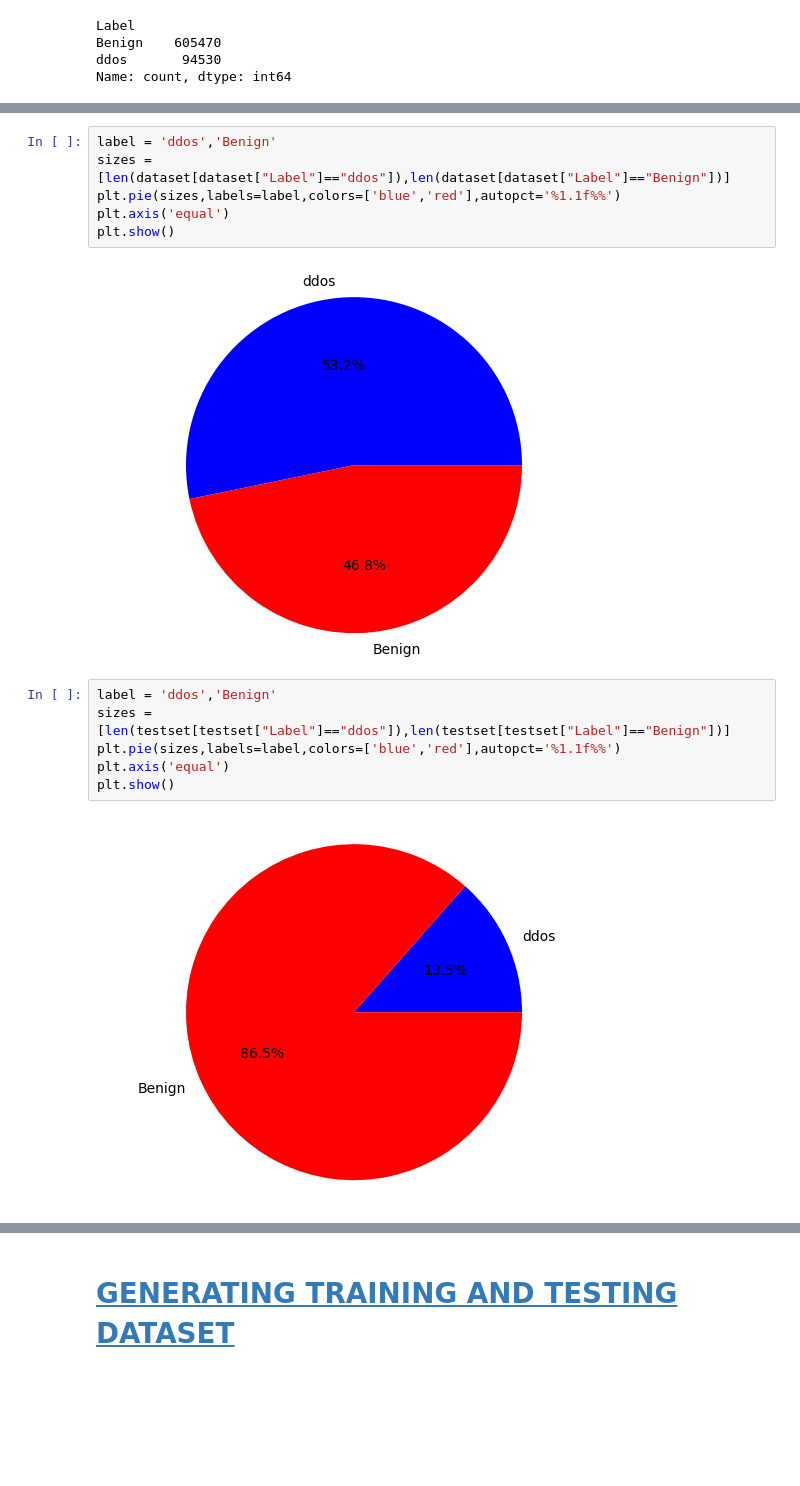
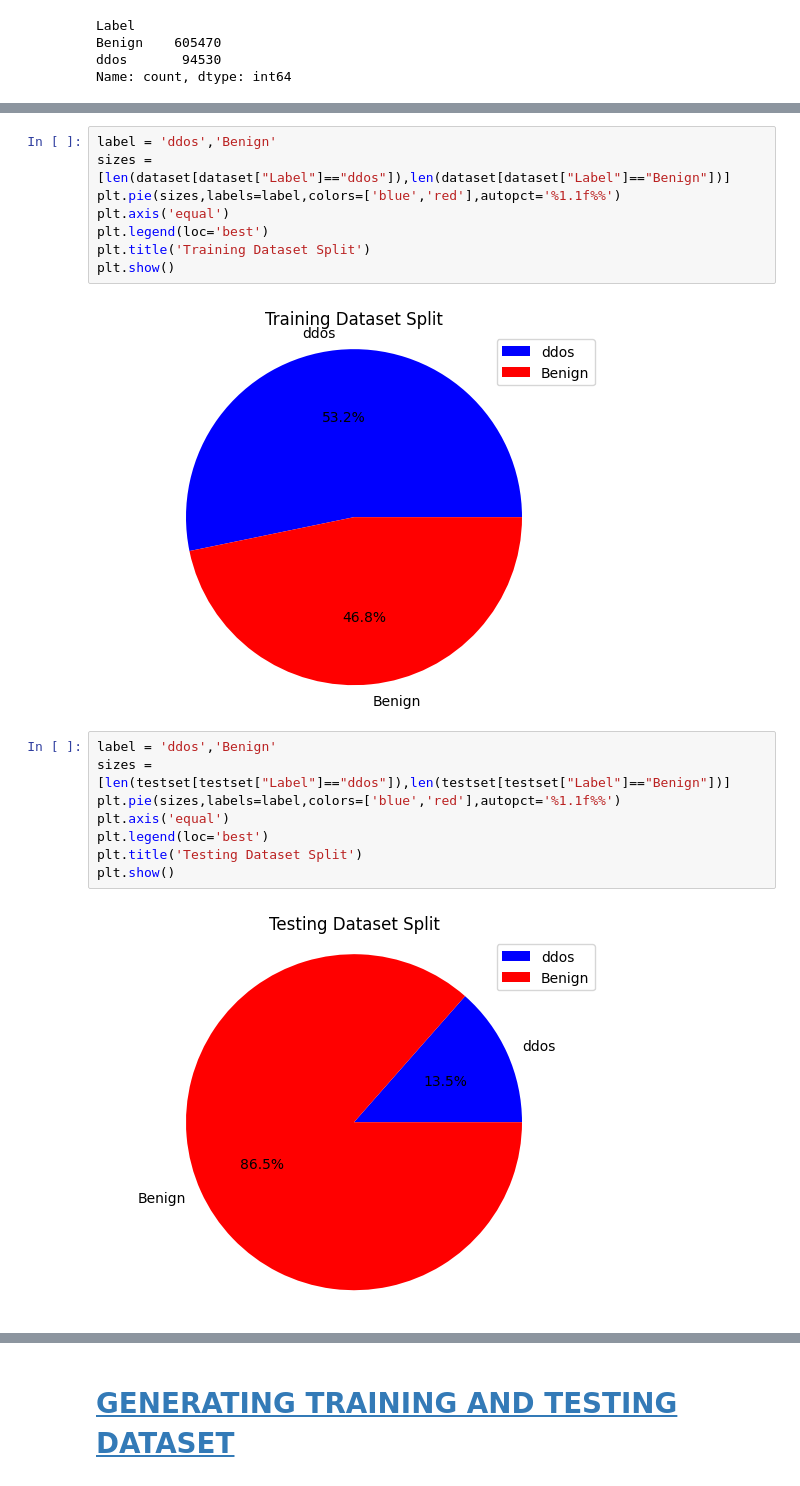
Before and after one commit to k1voh/DDoS-Attack-Detection-Using-Machine-Learning, a Jupyter notebook: Model/model.ipynb, the cells around one changed output, grey strips where cells are left out. Drawn from its saved outputs; the diff is of its cells as text; blank space fills up the shorter version.

```diff
--- a/Model/model.ipynb
+++ b/Model/model.ipynb
@@ -171,17 +177,21 @@ label = 'ddos','Benign'
 sizes = [len(dataset[dataset["Label"]=="ddos"]),len(dataset[dataset["Label"]=="Benign"])]
 plt.pie(sizes,labels=label,colors=['blue','red'],autopct='%1.1f%%')
 plt.axis('equal')
+plt.legend(loc='best')
+plt.title('Training Dataset Split')
 plt.show()
 # %% [output]
-[figure, old version]
+[figure, new version]
 # %%
 label = 'ddos','Benign'
 sizes = [len(testset[testset["Label"]=="ddos"]),len(testset[testset["Label"]=="Benign"])]
 plt.pie(sizes,labels=label,colors=['blue','red'],autopct='%1.1f%%')
 plt.axis('equal')
+plt.legend(loc='best')
+plt.title('Testing Dataset Split')
 plt.show()
 # %% [output]
-[figure, old version]
+[figure, new version]
 # %%
 dataset['new_SRC_IP'] = LabelEncoder().fit_transform(dataset['Src IP'])
 dataset['new_DST_IP'] = LabelEncoder().fit_transform(dataset['Dst IP'])
```
Also changed, not shown: parts of 39 cells of this notebook, 1 other file.
